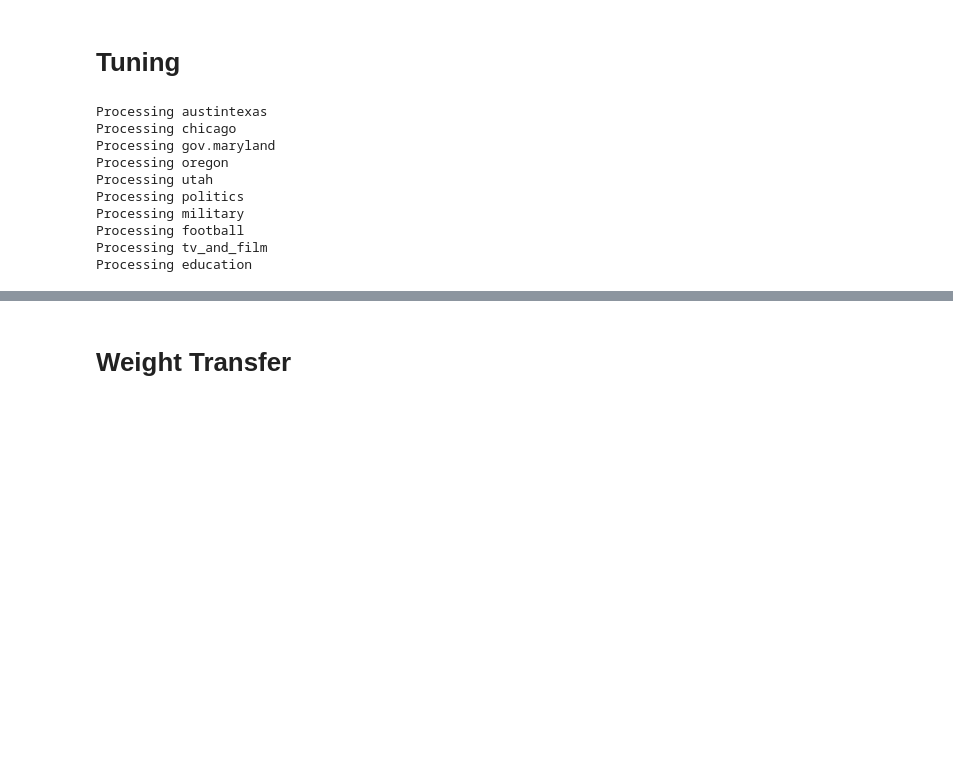
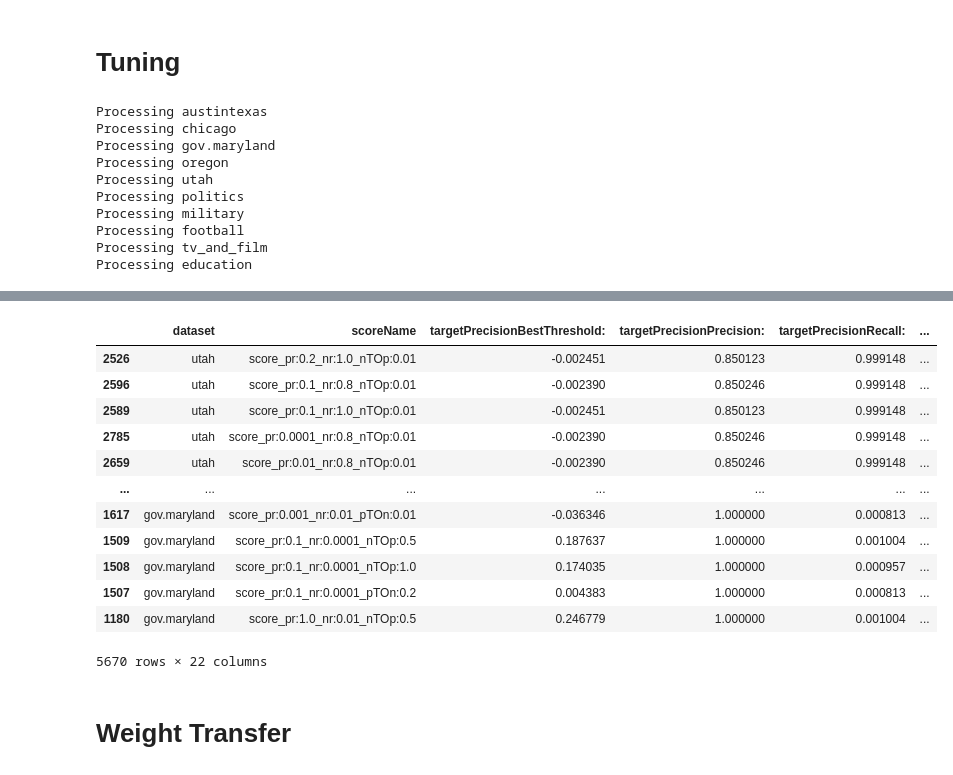
Before and after one commit to leonbornemann/RoleMatchingEvaluation, a Jupyter notebook: General Statistics and Tuning of the Evidence Based Weighting Function.ipynb, the cells around one changed output, grey strips where cells are left out. Drawn from its saved outputs; the diff is of its cells as text; code cells hidden in the pictures; blank space fills up the shorter version.

```diff
--- a/General Statistics and Tuning of the Evidence Based Weighting Function.ipynb
+++ b/General Statistics and Tuning of the Evidence Based Weighting Function.ipynb
@@ -196,11 +248,22 @@ printAndSavePlots(totalAggregateDF,"lol")
 # %%
 from random import random
 
-#Only keep confirmed valid edges:
-def filterDF(df):
-    return df[((df['trainEndDate']=='2011-05-07') | (df['trainEndDate']=='2020-04-30')) & df['isInterstingStrict']]
+def getRecallAtPrecision(targetPrecision,precision,recall,thresholds):
+    earliestThresholdIndex = -1
+    for i,p in enumerate(precision):
+        if(p >= targetPrecision):
+            earliestThresholdIndex = i
+            #print(p)
+            break;
+    precisionWithoutLast = precision[:len(precision)-1]
+    if(earliestThresholdIndex==-1):
+        earliestThresholdIndex=np.argmax(precisionWithoutLast)
+    if(earliestThresholdIndex==len(precision)-1):
+        earliestThresholdIndex=np.argmax(precisionWithoutLast)
+    return precision[earliestThresholdIndex],recall[earliestThresholdIndex],thresholds[earliestThresholdIndex]
 
-allDfsFiltered = list(map(filterDF,allDfs))
+def getDF(dfList,name):
+    return list(filter(lambda x: x.iloc[0]['dataset']==name, dfList))[0]
 
 def createScore(weights,dfFiltered):
     totalCount = np.where(dfFiltered['datasource']== 'wikipedia', 869, 364)
@@ -225,6 +288,11 @@ def appendF1DFEntry(dfForThisDsAndScore,rows_listF1,scoreName,y_pred,truthLabel,
     #dfForThisDsAndScore = dfForThisDs[dfForThisDs[predScore].notnull()]
     y_test = dfForThisDsAndScore[truthLabel]
     precision, recall, thresholds = precision_recall_curve(y_test,y_pred)
+    targetPrecisionP,targetPrecisionR,targetPrecisionT = getRecallAtPrecision(targetPrecision,precision,recall,thresholds)
+    targetPrecisionF1 = 0.0
+    if(targetPrecisionR+targetPrecisionP>0):
+        targetPrecisionF1 = 2*targetPrecisionR*targetPrecisionP/(targetPrecisionR+targetPrecisionP)
+    targetPrecisionAbsRecall = targetPrecisionR*len(y_test)
     indices = (precision !=0) | (recall!=0)
     precision = precision[indices]
     recall = recall[indices]
@@ -240,6 +308,11 @@ def appendF1DFEntry(dfForThisDsAndScore,rows_listF1,scoreName,y_pred,truthLabel,
     avgRange = np.mean(ranges)
     dict1 = {"dataset": dsName,
              "scoreName": scoreName,
+             "targetPrecisionBestThreshold:": targetPrecisionT,
+             "targetPrecisionPrecision:": targetPrecisionP,
+             "targetPrecisionRecall:": targetPrecisionR,
+             "targetPrecisionF1:": targetPrecisionF1,
+             "targetPrecisionAbsRecall": targetPrecisionAbsRecall,
              "bestThreshold": thresholds[bestThresholdIndex],
              "best_F1":f1_scores[bestThresholdIndex],#np.max(f1_scores),
              "precision":precision[bestThresholdIndex],
@@ -265,6 +338,8 @@ allWeights={}
 allRatios={}
 
 rows_listF1 = []
+targetPrecision = 0.85
+#TVDfs = filter(lambda x: x.iloc[0]['dataset']=="tv_and_film",allDfsFiltered)
 for curDF in allDfsFiltered:
     dsName=curDF['dataset'].iloc[0]
     print("Processing",dsName)
@@ -289,7 +364,7 @@ for curDF in allDfsFiltered:
                 #With not all data: appendF1DFEntry(curDF,rows_listF1,scoreName,scoreVector,'remainsValidOneTimeUnitAfterTrain',weights,curRatio)
 
 dfF1 = pd.DataFrame(rows_listF1)
-dfF1.sort_values(by=['best_F1'],inplace=True)
+dfF1.sort_values(by=['best_F1'],inplace=True,ascending=False)
 # %% [output]
 Processing austintexas
 Processing chicago
@@ -304,3 +584,19 @@ Processing education
+# %%
+dfF1
+# %% [output]
+|  | dataset | scoreName | targetPrecisionBestThreshold: | targetPrecisionPrecision: | targetPrecisionRecall: | ... |
+| 2526 | utah | score_pr:0.2_nr:1.0_nTOp:0.01 | -0.002451 | 0.850123 | 0.999148 | ... |
+| 2596 | utah | score_pr:0.1_nr:0.8_nTOp:0.01 | -0.002390 | 0.850246 | 0.999148 | ... |
+| 2589 | utah | score_pr:0.1_nr:1.0_nTOp:0.01 | -0.002451 | 0.850123 | 0.999148 | ... |
+| 2785 | utah | score_pr:0.0001_nr:0.8_nTOp:0.01 | -0.002390 | 0.850246 | 0.999148 | ... |
+| 2659 | utah | score_pr:0.01_nr:0.8_nTOp:0.01 | -0.002390 | 0.850246 | 0.999148 | ... |
+| ... | ... | ... | ... | ... | ... | ... |
+| 1617 | gov.maryland | score_pr:0.001_nr:0.01_pTOn:0.01 | -0.036346 | 1.000000 | 0.000813 | ... |
+| 1509 | gov.maryland | score_pr:0.1_nr:0.0001_nTOp:0.5 | 0.187637 | 1.000000 | 0.001004 | ... |
+| 1508 | gov.maryland | score_pr:0.1_nr:0.0001_nTOp:1.0 | 0.174035 | 1.000000 | 0.000957 | ... |
+| 1507 | gov.maryland | score_pr:0.1_nr:0.0001_pTOn:0.2 | 0.004383 | 1.000000 | 0.000813 | ... |
+| 1180 | gov.maryland | score_pr:1.0_nr:0.01_nTOp:0.5 | 0.246779 | 1.000000 | 0.001004 | ... |
+5670 rows × 22 columns
 # %% [markdown]
 # Weight Transfer
 # %%
```
Also changed, not shown: parts of 18 cells of this notebook, 14 other files.
